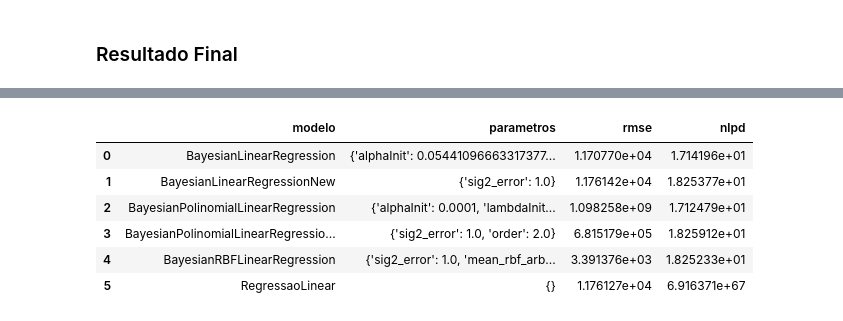
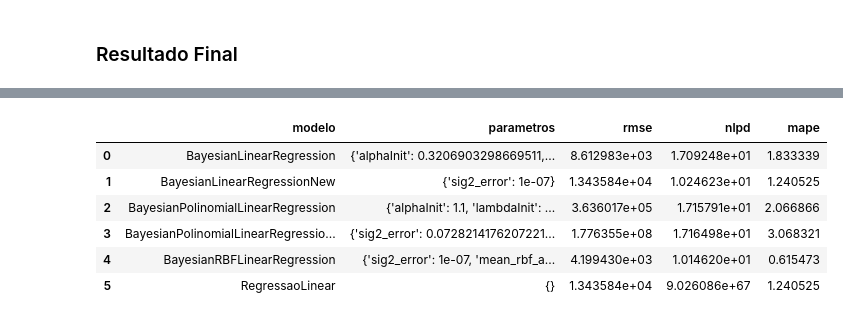
Before and after one commit to JordaoMemoria/topicosTrabalhoFinal, a Jupyter notebook: TreinamentoRegressao.ipynb, the cells around one changed output, grey strips where cells are left out. Drawn from its saved outputs; the diff is of its cells as text; code cells hidden in the pictures.

```diff
--- a/TreinamentoRegressao.ipynb
+++ b/TreinamentoRegressao.ipynb
@@ -275,7 +293,7 @@ dominio_regressao_linear_bayesiana_new = Dominio([
     {
         'name': 'sig2_error',
         'type': 'continuous',
-        'domain': (1e-7, 1)
+        'domain': (1e-7, 0.1)
     }
 ])
 # %% [markdown]
@@ -317,7 +335,7 @@ dominio_regressao_linear_bayesiana_polinomial_new = Dominio([
     {
         'name': 'sig2_error',
         'type': 'continuous',
-        'domain': (1e-7, 1)
+        'domain': (1e-7, 0.1)
     },
     {
         'name': 'order',
@@ -372,7 +390,7 @@ from tqdm import tqdm
 
 
 def f(Modelo, X, y, metrica, k_folds, relatorio_geral, **kwargs):
-    relatorio_parcial = pd.DataFrame(columns=['modelo', 'parametros', 'rmse', 'nlpd', 'fold', 'tentativa'])
+    relatorio_parcial = pd.DataFrame(columns=['modelo', 'parametros', 'rmse', 'nlpd', 'mape', 'fold', 'tentativa'])
 
     for fold, X_train, X_validation, y_train, y_validation in tqdm(KFoldCrossValidation(X, y, k_folds).split(), total=k_folds, desc="k-fold"):
         resultado = treinar_modelo(Modelo, X_train, X_validation, y_train, y_validation, **kwargs)
@@ -416,12 +434,14 @@ def treinar_modelo(Modelo, X_train, X_validation, y_train, y_validation, **kwarg
 
     erro_rmse = rmse(means_dimensao_correta, y_validation)
     erro_nlpd = nlpd(means_dimensao_correta, vars_dimensao_correta, y_validation)
-
-    return [Modelo.__name__, kwargs, erro_rmse, erro_nlpd]
+    erro_mape = mape(means_dimensao_correta, y_validation)
 
 
-def otimizacao_bayesiana(Modelo, dominio, X, y, k_folds=5, metrica='rmse', max_iter=50):
-    relatorio = pd.DataFrame(columns=['modelo', 'parametros', 'rmse', 'nlpd', 'fold', 'tentativa'])
+    return [Modelo.__name__, kwargs, erro_rmse, erro_nlpd, erro_mape]
+
+
+def otimizacao_bayesiana(Modelo, dominio, X, y, k_folds=5, metrica='nlpd', max_iter=50):
+    relatorio = pd.DataFrame(columns=['modelo', 'parametros', 'rmse', 'nlpd', 'mape', 'fold', 'tentativa'])
     funcao = dominio.gerar_f(Modelo=Modelo, f=f, X=X, y=y, k_folds=5, metrica=metrica, relatorio_geral=relatorio)
 
     bo = BayesianOptimization(f=funcao, domain=dominio.dominio, verbosity=True)
@@ -433,7 +453,7 @@ def otimizacao_bayesiana(Modelo, dominio, X, y, k_folds=5, metrica='rmse', max_i
     except Exception as e:
         print(e)
 
-    print('RMSE:', bo.fx_opt)
+    print(f'{metrica}:', bo.fx_opt)
     print('Parâmetros:', bo.x_opt)
 
     return relatorio
@@ -448,7 +468,7 @@ modelos = {
     'BayesianRBFLinearRegression': (BayesianRBFLinearRegression, dominio_regressao_linear_bayesiana_rbf),
 }
 # %%
-relatorio_modelos = pd.DataFrame(columns=['modelo', 'parametros', 'rmse', 'nlpd', 'fold', 'tentativa'])
+relatorio_modelos = pd.DataFrame(columns=['modelo', 'parametros', 'rmse', 'nlpd', 'mape', 'fold', 'tentativa'])
 
 
 for modelo, (Classe, dominio) in modelos.items():
@@ -521,31 +540,28 @@ pd.DataFrame(melhores_hiperparametros)
 | mean_rbf_arbitrario | NaN | NaN | NaN | NaN | ... |
 | lambda_rbf_arbitrario | NaN | NaN | NaN | NaN | ... |
 # %%
-relatorio_final = pd.DataFrame(columns=['modelo', 'parametros', 'rmse', 'nlpd'])
+relatorio_final = pd.DataFrame(columns=['modelo', 'parametros', 'rmse', 'nlpd', 'mape'])
 
 
 for i, (modelo, hiperparametros) in tqdm(enumerate(melhores_hiperparametros.items())):
     Modelo, dominio = modelos[modelo]
     resultado = treinar_modelo(Modelo, X_train, X_test, y_train, y_test, **hiperparametros)
 
     relatorio_final.loc[i] = resultado
 
 
-# # Calcular valor do RMSE do y na dimensão original
-# relatorio['rmse_dimensao_original'] = y_scaler.inverse_transform(relatorio.rmse.values.reshape((-1, 1)))
-
 # # Nome do arquivo
 # nomes_modelos = relatorio.modelo.unique()
 # nomes_modelos.sort()
 
 # nome_arquivo = f'resultados/final/{fold_externo}_{metrica}_{"-".join(nomes_modelos)}.csv'
 # relatorio.to_csv(nome_arquivo)
 relatorio_final
 # %% [output]
-|  | modelo | parametros | rmse | nlpd |
-| 0 | BayesianLinearRegression | {'alphaInit': 0.05441096663317377... | 1.170770e+04 | 1.714196e+01 |
-| 1 | BayesianLinearRegressionNew | {'sig2_error': 1.0} | 1.176142e+04 | 1.825377e+01 |
-| 2 | BayesianPolinomialLinearRegression | {'alphaInit': 0.0001, 'lambdaInit... | 1.098258e+09 | 1.712479e+01 |
-| 3 | BayesianPolinomialLinearRegressio... | {'sig2_error': 1.0, 'order': 2.0} | 6.815179e+05 | 1.825912e+01 |
-| 4 | BayesianRBFLinearRegression | {'sig2_error': 1.0, 'mean_rbf_arb... | 3.391376e+03 | 1.825233e+01 |
-| 5 | RegressaoLinear | {} | 1.176127e+04 | 6.916371e+67 |
+|  | modelo | parametros | rmse | nlpd | mape |
+| 0 | BayesianLinearRegression | {'alphaInit': 0.3206903298669511,... | 8.612983e+03 | 1.709248e+01 | 1.833339 |
+| 1 | BayesianLinearRegressionNew | {'sig2_error': 1e-07} | 1.343584e+04 | 1.024623e+01 | 1.240525 |
+| 2 | BayesianPolinomialLinearRegression | {'alphaInit': 1.1, 'lambdaInit': ... | 3.636017e+05 | 1.715791e+01 | 2.066866 |
+| 3 | BayesianPolinomialLinearRegressio... | {'sig2_error': 0.0728214176207221... | 1.776355e+08 | 1.716498e+01 | 3.068321 |
+| 4 | BayesianRBFLinearRegression | {'sig2_error': 1e-07, 'mean_rbf_a... | 4.199430e+03 | 1.014620e+01 | 0.615473 |
+| 5 | RegressaoLinear | {} | 1.343584e+04 | 9.026086e+67 | 1.240525 |
```
Also changed, not shown: parts of 13 cells of this notebook, 8 other files.
